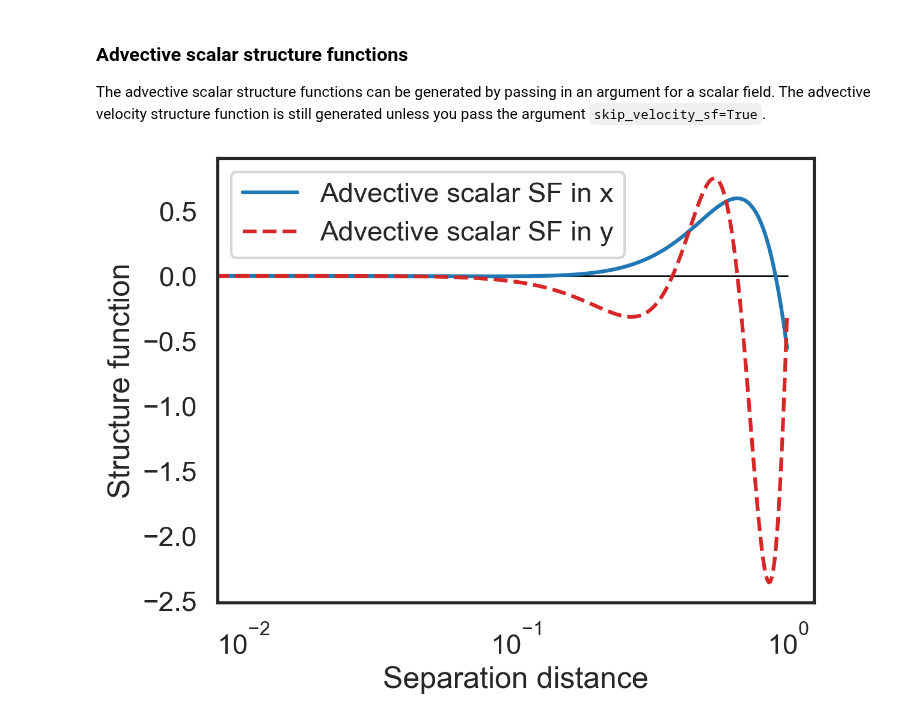
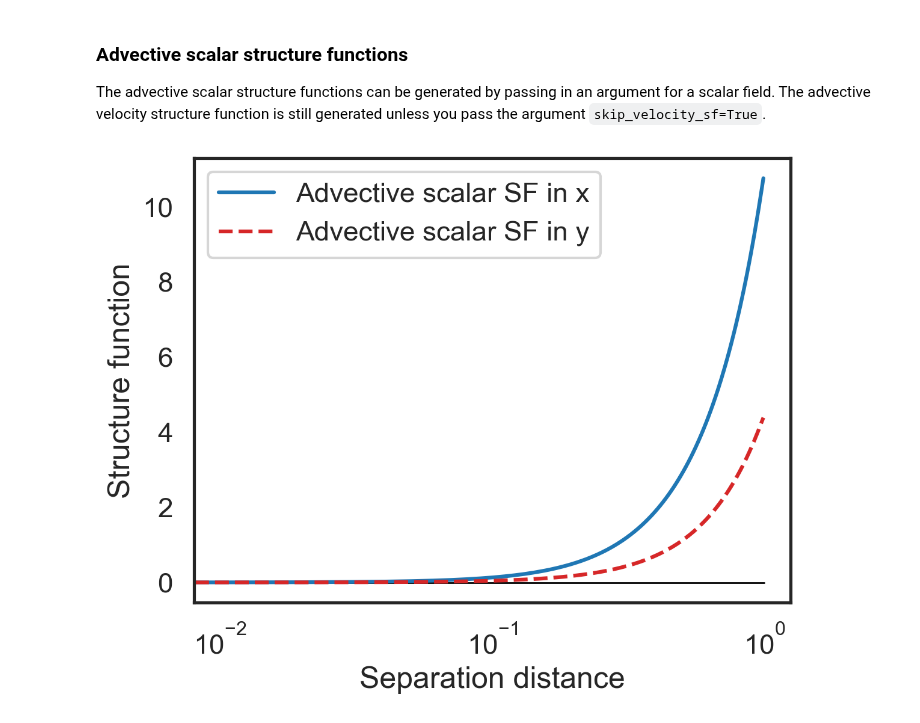
Before and after one commit to cassidymwagner/fluidsf, a Jupyter notebook: docs/source/qs.ipynb, the cells around one changed output. Drawn from its saved outputs; the diff is of its cells as text; code cells hidden in the pictures.

```diff
--- a/docs/source/qs.ipynb
+++ b/docs/source/qs.ipynb
@@ -128,20 +92,30 @@ The advective scalar structure functions can be generated by passing in an argum
 # %%
 S = 2 * X**2 + 3 * Y**2
 
-sf = fluidsf.generate_structure_functions(u, v, x, y, scalar=S, boundary=None,
-                                          skip_velocity_sf=True)
+sf = fluidsf.generate_structure_functions(
+    u, v, x, y, sf_type=["ASF_S", "LSS"], scalar=S, boundary=None
+)
 # %%
 import matplotlib.pyplot as plt
 
 fig, ax = plt.subplots()
-ax.semilogx(sf["x-diffs"], sf["SF_advection_scalar_x"], label="Advective scalar SF in x",
-        color='tab:blue')
-ax.semilogx(sf["y-diffs"], sf["SF_advection_scalar_y"], label="Advective scalar SF in y",
-        color='tab:red', linestyle='dashed')
-plt.hlines(0, 0, 1, color='k', lw=1,zorder=0)
+ax.semilogx(
+    sf["x-diffs"],
+    sf["SF_advection_scalar_x"],
+    label="Advective scalar SF in x",
+    color="tab:blue",
+)
+ax.semilogx(
+    sf["y-diffs"],
+    sf["SF_advection_scalar_y"],
+    label="Advective scalar SF in y",
+    color="tab:red",
+    linestyle="dashed",
+)
+plt.hlines(0, 0, 1, color="k", lw=1, zorder=0)
 ax.set_xlabel("Separation distance")
 ax.set_ylabel("Structure function")
 ax.legend()
 plt.show()
 # %% [output]
-[figure, old version]
+[figure, new version]
```
Also changed, not shown: parts of 6 cells of this notebook, 1 other file.
